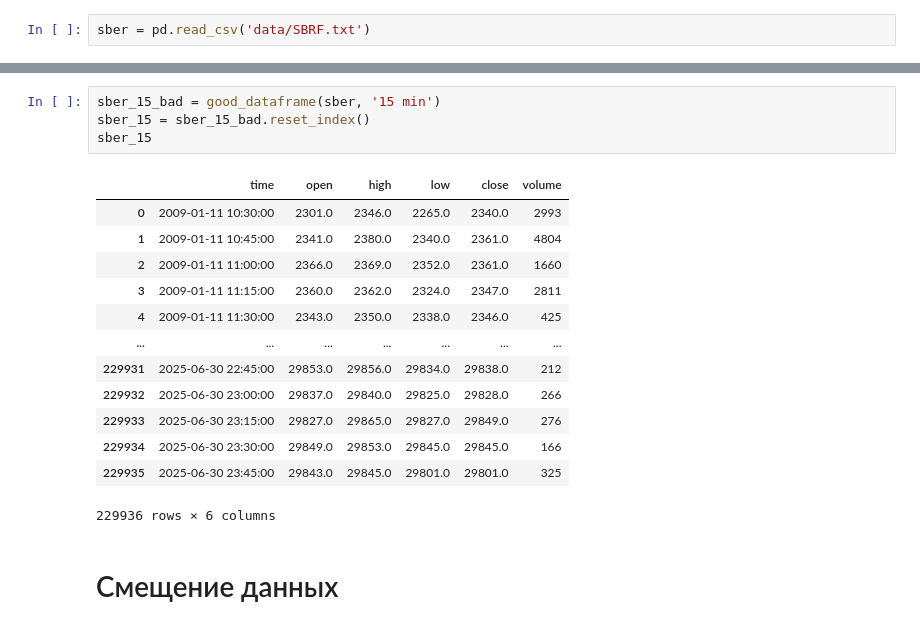
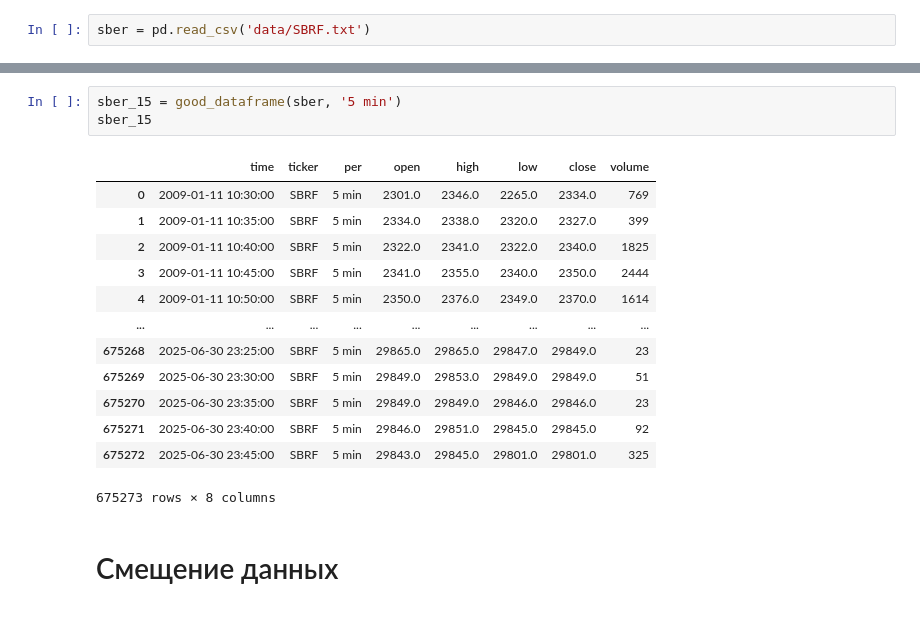
Before and after one commit to AlexKosuhin/AlgoTrading, a Jupyter notebook: classification.ipynb, the cells around one changed output, grey strips where cells are left out. Saved outputs shown, nothing was run; the diff lists cells and outputs as text.

```diff
--- a/classification.ipynb
+++ b/classification.ipynb
@@ -92,21 +191,20 @@ def good_dataframe(data, timeframe):
 # %%
-sber_15_bad = good_dataframe(sber, '15 min')
-sber_15 = sber_15_bad.reset_index()
+sber_15 = good_dataframe(sber, '5 min')
 sber_15
 # %% [output]
-|  | time | open | high | low | close | volume |
-| 0 | 2009-01-11 10:30:00 | 2301.0 | 2346.0 | 2265.0 | 2340.0 | 2993 |
-| 1 | 2009-01-11 10:45:00 | 2341.0 | 2380.0 | 2340.0 | 2361.0 | 4804 |
-| 2 | 2009-01-11 11:00:00 | 2366.0 | 2369.0 | 2352.0 | 2361.0 | 1660 |
-| 3 | 2009-01-11 11:15:00 | 2360.0 | 2362.0 | 2324.0 | 2347.0 | 2811 |
-| 4 | 2009-01-11 11:30:00 | 2343.0 | 2350.0 | 2338.0 | 2346.0 | 425 |
-| ... | ... | ... | ... | ... | ... | ... |
-| 229931 | 2025-06-30 22:45:00 | 29853.0 | 29856.0 | 29834.0 | 29838.0 | 212 |
-| 229932 | 2025-06-30 23:00:00 | 29837.0 | 29840.0 | 29825.0 | 29828.0 | 266 |
-| 229933 | 2025-06-30 23:15:00 | 29827.0 | 29865.0 | 29827.0 | 29849.0 | 276 |
-| 229934 | 2025-06-30 23:30:00 | 29849.0 | 29853.0 | 29845.0 | 29845.0 | 166 |
-| 229935 | 2025-06-30 23:45:00 | 29843.0 | 29845.0 | 29801.0 | 29801.0 | 325 |
+|  | time | ticker | per | open | high | low | close | volume |
+| 0 | 2009-01-11 10:30:00 | SBRF | 5 min | 2301.0 | 2346.0 | 2265.0 | 2334.0 | 769 |
+| 1 | 2009-01-11 10:35:00 | SBRF | 5 min | 2334.0 | 2338.0 | 2320.0 | 2327.0 | 399 |
+| 2 | 2009-01-11 10:40:00 | SBRF | 5 min | 2322.0 | 2341.0 | 2322.0 | 2340.0 | 1825 |
+| 3 | 2009-01-11 10:45:00 | SBRF | 5 min | 2341.0 | 2355.0 | 2340.0 | 2350.0 | 2444 |
+| 4 | 2009-01-11 10:50:00 | SBRF | 5 min | 2350.0 | 2376.0 | 2349.0 | 2370.0 | 1614 |
+| ... | ... | ... | ... | ... | ... | ... | ... | ... |
+| 675268 | 2025-06-30 23:25:00 | SBRF | 5 min | 29865.0 | 29865.0 | 29847.0 | 29849.0 | 23 |
+| 675269 | 2025-06-30 23:30:00 | SBRF | 5 min | 29849.0 | 29853.0 | 29849.0 | 29849.0 | 51 |
+| 675270 | 2025-06-30 23:35:00 | SBRF | 5 min | 29849.0 | 29849.0 | 29846.0 | 29846.0 | 23 |
+| 675271 | 2025-06-30 23:40:00 | SBRF | 5 min | 29846.0 | 29851.0 | 29845.0 | 29845.0 | 92 |
+| 675272 | 2025-06-30 23:45:00 | SBRF | 5 min | 29843.0 | 29845.0 | 29801.0 | 29801.0 | 325 |
-229936 rows × 6 columns
+675273 rows × 8 columns
 # %% [markdown]
 # Смещение данных
 # %%
```
Also changed, not shown: parts of 75 cells of this notebook.
